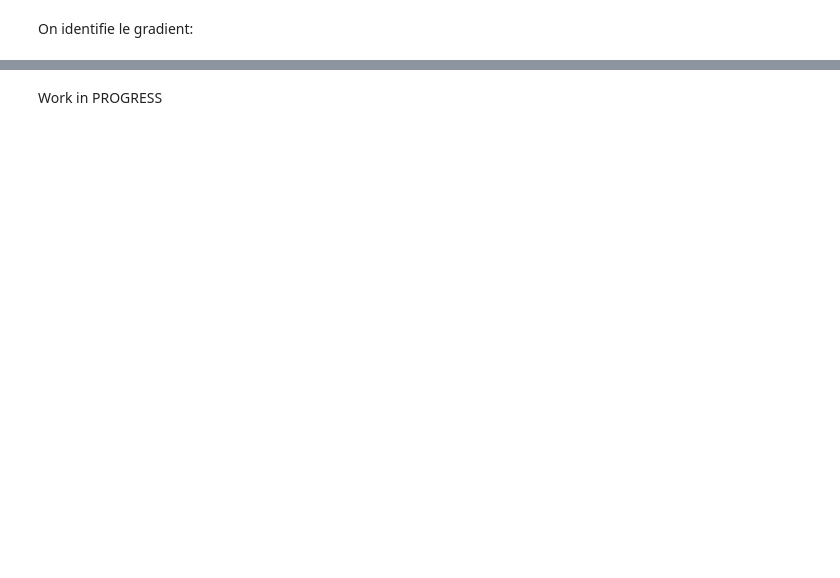
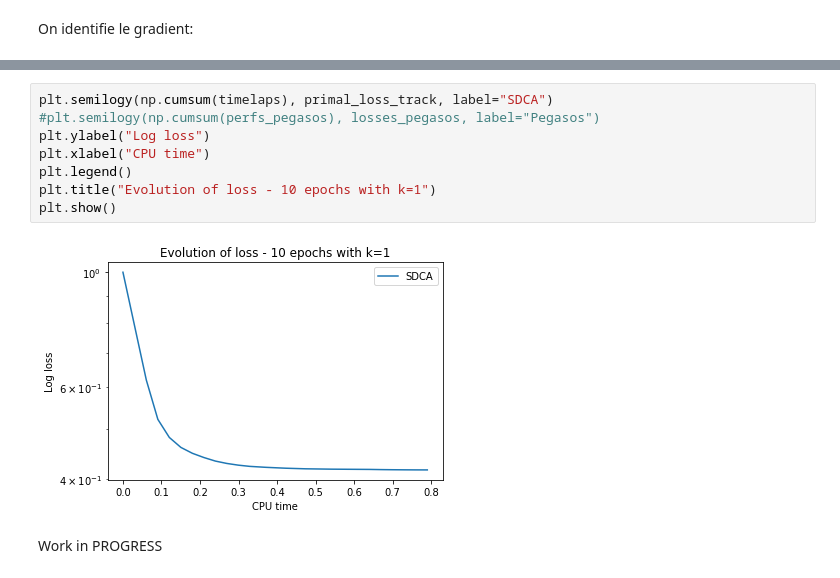
Before and after one commit to gauthier-schweitzer/soadml, a Jupyter notebook: Projet.ipynb, the cells around one changed output, grey strips where cells are left out. Saved outputs shown, nothing was run; the diff lists cells and outputs as text; blank space fills up the shorter version.

```diff
--- a/Projet.ipynb
+++ b/Projet.ipynb
@@ -164,3 +445,13 @@ $$\frac{\partial{l_{hinge}}}{\partial w}=
+# %%
+plt.semilogy(np.cumsum(timelaps), primal_loss_track, label="SDCA")
+#plt.semilogy(np.cumsum(perfs_pegasos), losses_pegasos, label="Pegasos")
+plt.ylabel("Log loss")
+plt.xlabel("CPU time")
+plt.legend()
+plt.title("Evolution of loss - 10 epochs with k=1")
+plt.show()
+# %% [output]
+[figure, added]
 # %% [markdown]
 Work in PROGRESS
 # %%
```
Also changed, not shown: parts of 36 cells of this notebook.
